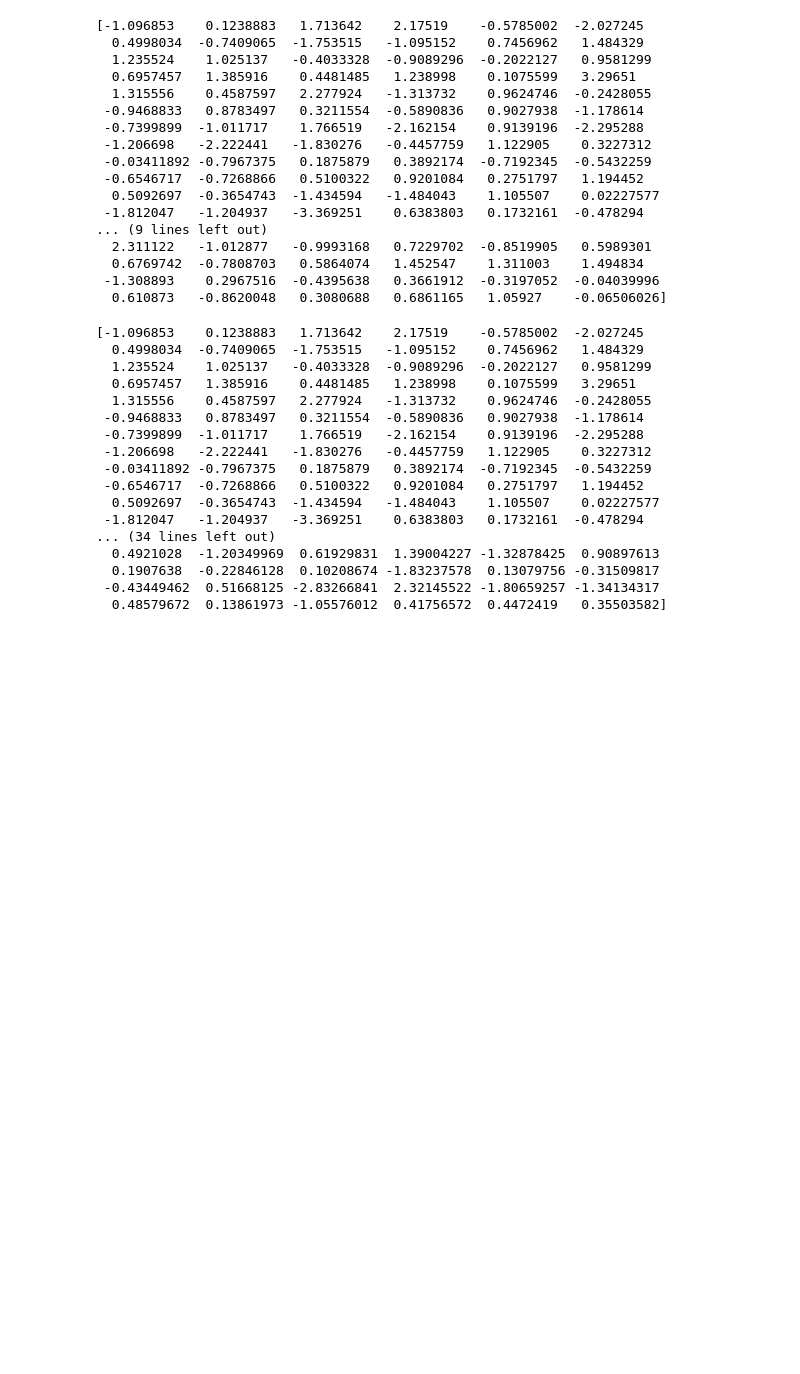
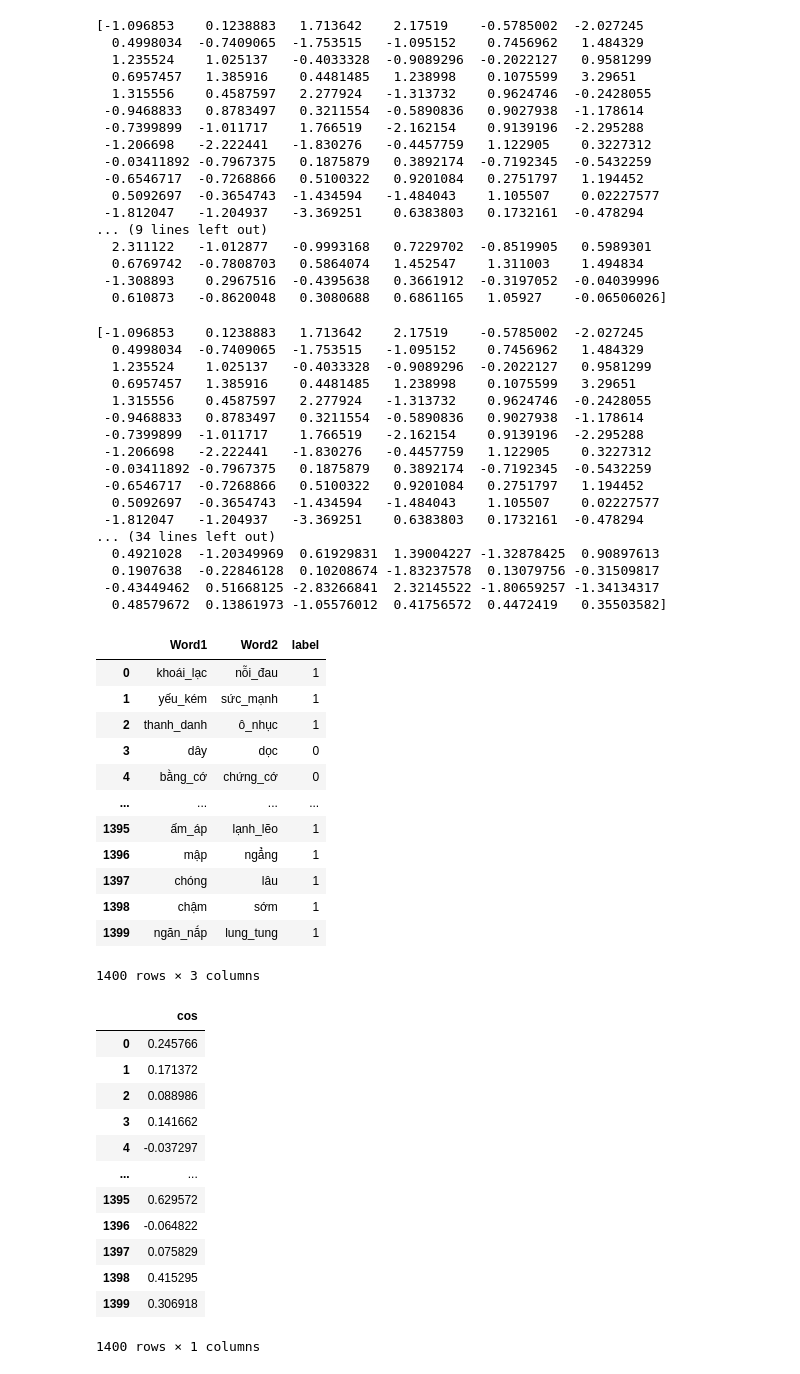
Before and after one commit to superkink3124/Word-Similarity, a Jupyter notebook: task/task3.ipynb, the cells around one changed output. Cells and saved outputs as stored; diff of their text form; code cells hidden in the pictures; blank space fills up the shorter version.

```diff
--- a/task/task3.ipynb
+++ b/task/task3.ipynb
@@ -100 +98,52 @@ print(np.random.randn(150))
+# %%
+# load test data
+p1 = pd.read_table("../datasets/ViCon-400/400_noun_pairs.txt", sep="\t")
+p2 = pd.read_table("../datasets/ViCon-400/400_verb_pairs.txt", sep="\t")
+p3 = pd.read_table("../datasets/ViCon-400/600_adj_pairs.txt", sep="\t")
+
+test_data = pd.concat([p1, p2, p3])
+
+test_data['label'] = test_data.apply(lambda row: 1 if row['Relation'] == 'ANT' else 0, axis=1)
+test_data = test_data.reset_index().drop(columns = ['Relation', 'index'])
+display(test_data)
+test_features = test_data.copy()
+
+test_features['first_emb'] = test_features.apply(lambda row: get_emb(row['Word1']), axis=1)
+test_features['second_emb'] = test_features.apply(lambda row: get_emb(row['Word2']), axis=1)
+
+test_features = test_features[test_features['first_emb'] != "missing"]
+test_features = test_features[test_features['second_emb'] != "missing"]
+
+test_features['cos'] = test_features.apply(lambda row: 1 - spatial.distance.cosine(row['first_emb'], row['second_emb']), axis=1)
+# test_features['norm_of_diff'] = test_features.apply(lambda row: np.linalg.norm(row['first_emb'] - row['second_emb']), axis=1)
+X_test = test_features.drop(columns = ['Word1', 'Word2', 'first_emb', 'second_emb', 'label'])
+y_test = np.array(test_features['label'].astype(np.int32)).reshape((-1, ))
+X_test
+# %% [output]
+|  | Word1 | Word2 | label |
+| 0 | khoái_lạc | nỗi_đau | 1 |
+| 1 | yếu_kém | sức_mạnh | 1 |
+| 2 | thanh_danh | ô_nhục | 1 |
+| 3 | dây | dọc | 0 |
+| 4 | bằng_cớ | chứng_cớ | 0 |
+| ... | ... | ... | ... |
+| 1395 | ấm_áp | lạnh_lẽo | 1 |
+| 1396 | mập | ngẳng | 1 |
+| 1397 | chóng | lâu | 1 |
+| 1398 | chậm | sớm | 1 |
+| 1399 | ngăn_nắp | lung_tung | 1 |
+1400 rows × 3 columns
+|  | cos |
+| 0 | 0.245766 |
+| 1 | 0.171372 |
+| 2 | 0.088986 |
+| 3 | 0.141662 |
+| 4 | -0.037297 |
+| ... | ... |
+| 1395 | 0.629572 |
+| 1396 | -0.064822 |
+| 1397 | 0.075829 |
+| 1398 | 0.415295 |
+| 1399 | 0.306918 |
+1400 rows × 1 columns
 # %%
```
Also changed, not shown: parts of 6 cells of this notebook.
